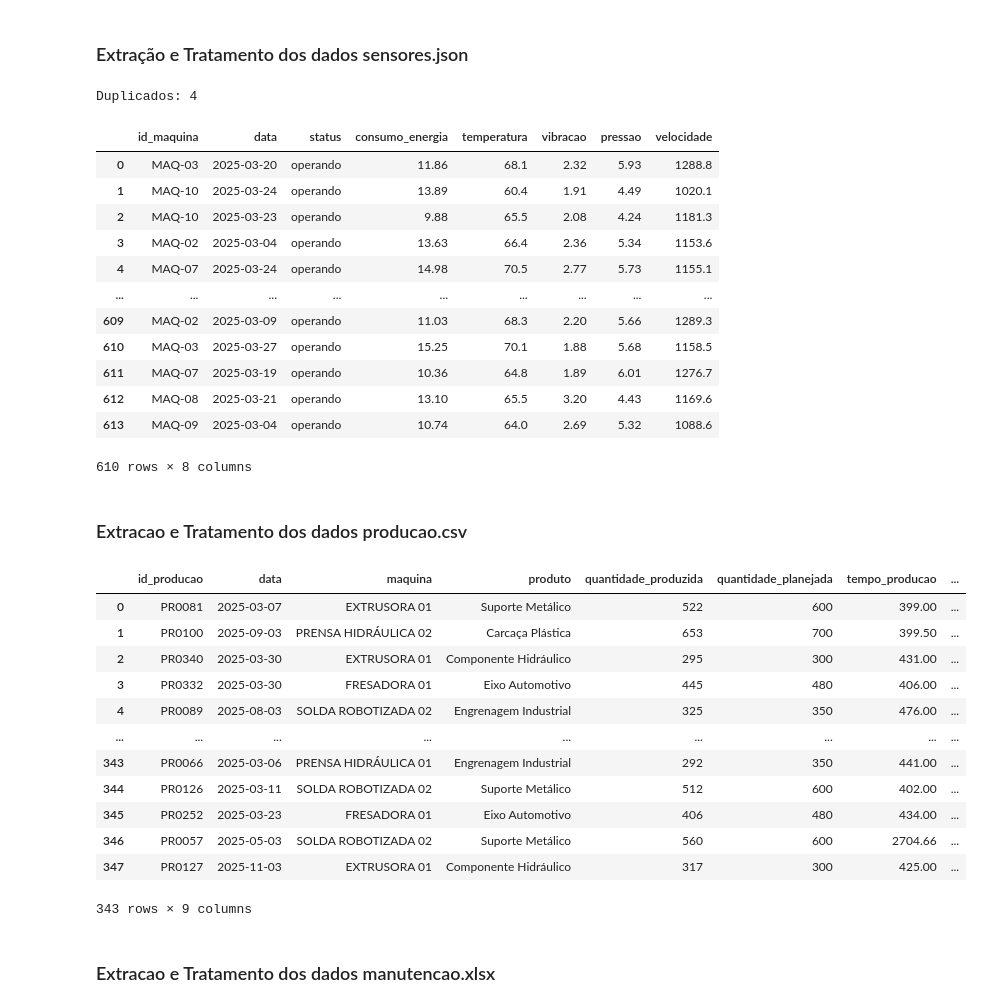
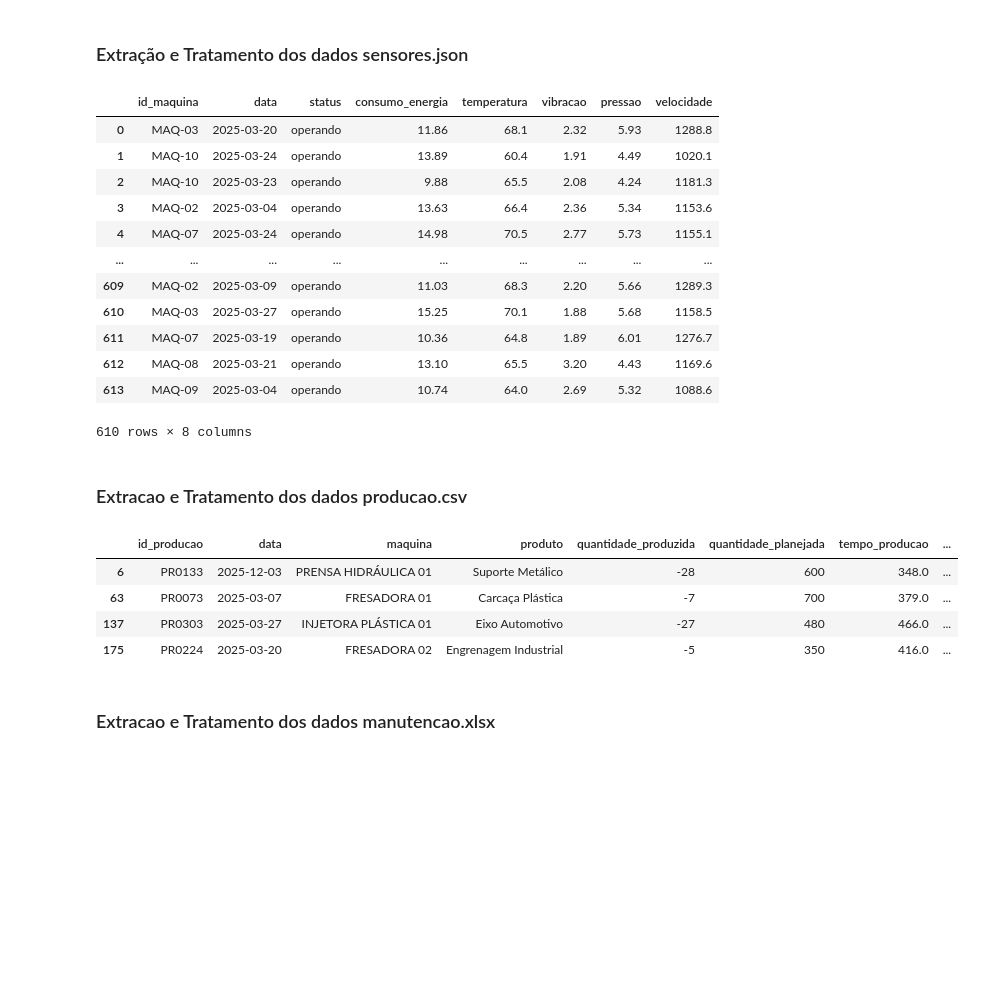
Before and after one commit to cirobezerradev/projeto-tecfor-industrial, a Jupyter notebook: Análise_de_Dados_Industriais.ipynb, the cells around one changed output. Drawn from its saved outputs; the diff is of its cells as text; code cells hidden in the pictures; blank space fills up the shorter version.

```diff
--- a/Análise_de_Dados_Industriais.ipynb
+++ b/Análise_de_Dados_Industriais.ipynb
@@ -46,7 +44,7 @@ df_sensores = pd.concat([df_sensores, df_medicoes], axis=1)
 df_sensores['temperatura'] = df_sensores['temperatura'].fillna(df_sensores['temperatura'].median())
 
 # Verificar duplicados
-print(f'Duplicados: {df_sensores.duplicated().sum()}')
+# print(f'Duplicados: {df_sensores.duplicated().sum()}')
 # verificado 4 duplicados
 # Etapa 3 excluir duplicados
 df_sensores = df_sensores.drop_duplicates()
@@ -58,20 +56,19 @@ df_sensores['data'] = pd.to_datetime(df_sensores['data'])
 
 df_sensores
 # %% [output]
+|  | id_maquina | data | status | consumo_energia | temperatura | vibracao | pressao | velocidade |
+| 0 | MAQ-03 | 2025-03-20 | operando | 11.86 | 68.1 | 2.32 | 5.93 | 1288.8 |
+| 1 | MAQ-10 | 2025-03-24 | operando | 13.89 | 60.4 | 1.91 | 4.49 | 1020.1 |
+| 2 | MAQ-10 | 2025-03-23 | operando | 9.88 | 65.5 | 2.08 | 4.24 | 1181.3 |
+| 3 | MAQ-02 | 2025-03-04 | operando | 13.63 | 66.4 | 2.36 | 5.34 | 1153.6 |
+| 4 | MAQ-07 | 2025-03-24 | operando | 14.98 | 70.5 | 2.77 | 5.73 | 1155.1 |
+| ... | ... | ... | ... | ... | ... | ... | ... | ... |
+| 609 | MAQ-02 | 2025-03-09 | operando | 11.03 | 68.3 | 2.20 | 5.66 | 1289.3 |
+| 610 | MAQ-03 | 2025-03-27 | operando | 15.25 | 70.1 | 1.88 | 5.68 | 1158.5 |
+| 611 | MAQ-07 | 2025-03-19 | operando | 10.36 | 64.8 | 1.89 | 6.01 | 1276.7 |
+| 612 | MAQ-08 | 2025-03-21 | operando | 13.10 | 65.5 | 3.20 | 4.43 | 1169.6 |
+| 613 | MAQ-09 | 2025-03-04 | operando | 10.74 | 64.0 | 2.69 | 5.32 | 1088.6 |
-Duplicados: 4
+610 rows × 8 columns
-|  | id_maquina | data | status | consumo_energia | temperatura | vibracao | pressao | velocidade |
-| 0 | MAQ-03 | 2025-03-20 | operando | 11.86 | 68.1 | 2.32 | 5.93 | 1288.8 |
-| 1 | MAQ-10 | 2025-03-24 | operando | 13.89 | 60.4 | 1.91 | 4.49 | 1020.1 |
-| 2 | MAQ-10 | 2025-03-23 | operando | 9.88 | 65.5 | 2.08 | 4.24 | 1181.3 |
-| 3 | MAQ-02 | 2025-03-04 | operando | 13.63 | 66.4 | 2.36 | 5.34 | 1153.6 |
-| 4 | MAQ-07 | 2025-03-24 | operando | 14.98 | 70.5 | 2.77 | 5.73 | 1155.1 |
-| ... | ... | ... | ... | ... | ... | ... | ... | ... |
-| 609 | MAQ-02 | 2025-03-09 | operando | 11.03 | 68.3 | 2.20 | 5.66 | 1289.3 |
-| 610 | MAQ-03 | 2025-03-27 | operando | 15.25 | 70.1 | 1.88 | 5.68 | 1158.5 |
-| 611 | MAQ-07 | 2025-03-19 | operando | 10.36 | 64.8 | 1.89 | 6.01 | 1276.7 |
-| 612 | MAQ-08 | 2025-03-21 | operando | 13.10 | 65.5 | 3.20 | 4.43 | 1169.6 |
-| 613 | MAQ-09 | 2025-03-04 | operando | 10.74 | 64.0 | 2.69 | 5.32 | 1088.6 |
-610 rows × 8 columns
 # %% [markdown]
 ### Extracao e Tratamento dos dados producao.csv
 # %%
@@ -99,46 +96,38 @@ df_producao['data'] = pd.to_datetime(df_producao['data'], yearfirst=True, format
 # Etapa 3 Padronização dos nomes das Máquinas
 # print(df_producao['maquina'].unique())
 '''Removendo espaços do inicio e final com strip, alterando para caixa alta com upper \
 e substituindo espaços duplo por espaço simples'''
 df_producao['maquina'] = df_producao['maquina'].str.strip().str.upper().str.replace('  ', ' ')
 '''Nos locais nos numeros 1 adicionei um zero e depois replace 00 por 0 para que
 o padrão seja exemplo: INJETORA PLÁSTICA 01'''
 df_producao['maquina'] = df_producao['maquina'].str[:-1] + '0' + df_producao['maquina'].str[-1]
 df_producao['maquina'] = df_producao['maquina'].str.replace('00', '0')
 
 # print('\n Após padronização do nome')
 # print(df_producao['maquina'].unique())
 
 # Foi identificado valores iguais a zero em tempo_producao
 # print(df_producao[df_producao['tempo_producao'] == 0][['maquina', 'tempo_producao']])
 # Substitui valores 0 pela mediana do tempo_producao e arendodar para duas casas decimais
 df_producao['tempo_producao'] = df_producao['tempo_producao'].replace(0, df_producao['tempo_producao'].median()).round(2)
 
 # padronizando os turnos
 # print(df_producao['turno'].unique())
 df_producao['turno'] = df_producao['turno'].str.strip().str.lower()
 # print(df_producao['turno'].unique())
 
 df_producao['quantidade_produzida'] = df_producao['quantidade_produzida'].astype('int')
 
 
 # listar_outliers(df_producao, 'tempo_producao')
 
-df_producao
+df_producao[df_producao['quantidade_produzida'] < 0]
 # %% [output]
 |  | id_producao | data | maquina | produto | quantidade_produzida | quantidade_planejada | tempo_producao | ... |
-| 0 | PR0081 | 2025-03-07 | EXTRUSORA 01 | Suporte Metálico | 522 | 600 | 399.00 | ... |
-| 1 | PR0100 | 2025-09-03 | PRENSA HIDRÁULICA 02 | Carcaça Plástica | 653 | 700 | 399.50 | ... |
-| 2 | PR0340 | 2025-03-30 | EXTRUSORA 01 | Componente Hidráulico | 295 | 300 | 431.00 | ... |
-| 3 | PR0332 | 2025-03-30 | FRESADORA 01 | Eixo Automotivo | 445 | 480 | 406.00 | ... |
-| 4 | PR0089 | 2025-08-03 | SOLDA ROBOTIZADA 02 | Engrenagem Industrial | 325 | 350 | 476.00 | ... |
-| ... | ... | ... | ... | ... | ... | ... | ... | ... |
-| 343 | PR0066 | 2025-03-06 | PRENSA HIDRÁULICA 01 | Engrenagem Industrial | 292 | 350 | 441.00 | ... |
-| 344 | PR0126 | 2025-03-11 | SOLDA ROBOTIZADA 02 | Suporte Metálico | 512 | 600 | 402.00 | ... |
-| 345 | PR0252 | 2025-03-23 | FRESADORA 01 | Eixo Automotivo | 406 | 480 | 434.00 | ... |
-| 346 | PR0057 | 2025-05-03 | SOLDA ROBOTIZADA 02 | Suporte Metálico | 560 | 600 | 2704.66 | ... |
-| 347 | PR0127 | 2025-11-03 | EXTRUSORA 01 | Componente Hidráulico | 317 | 300 | 425.00 | ... |
+| 6 | PR0133 | 2025-12-03 | PRENSA HIDRÁULICA 01 | Suporte Metálico | -28 | 600 | 348.0 | ... |
+| 63 | PR0073 | 2025-03-07 | FRESADORA 01 | Carcaça Plástica | -7 | 700 | 379.0 | ... |
+| 137 | PR0303 | 2025-03-27 | INJETORA PLÁSTICA 01 | Eixo Automotivo | -27 | 480 | 466.0 | ... |
+| 175 | PR0224 | 2025-03-20 | FRESADORA 02 | Engrenagem Industrial | -5 | 350 | 416.0 | ... |
-343 rows × 9 columns
 # %% [markdown]
 ### Extracao e Tratamento dos dados manutencao.xlsx
 # %%
```
Also changed, not shown: parts of 3 cells of this notebook.
